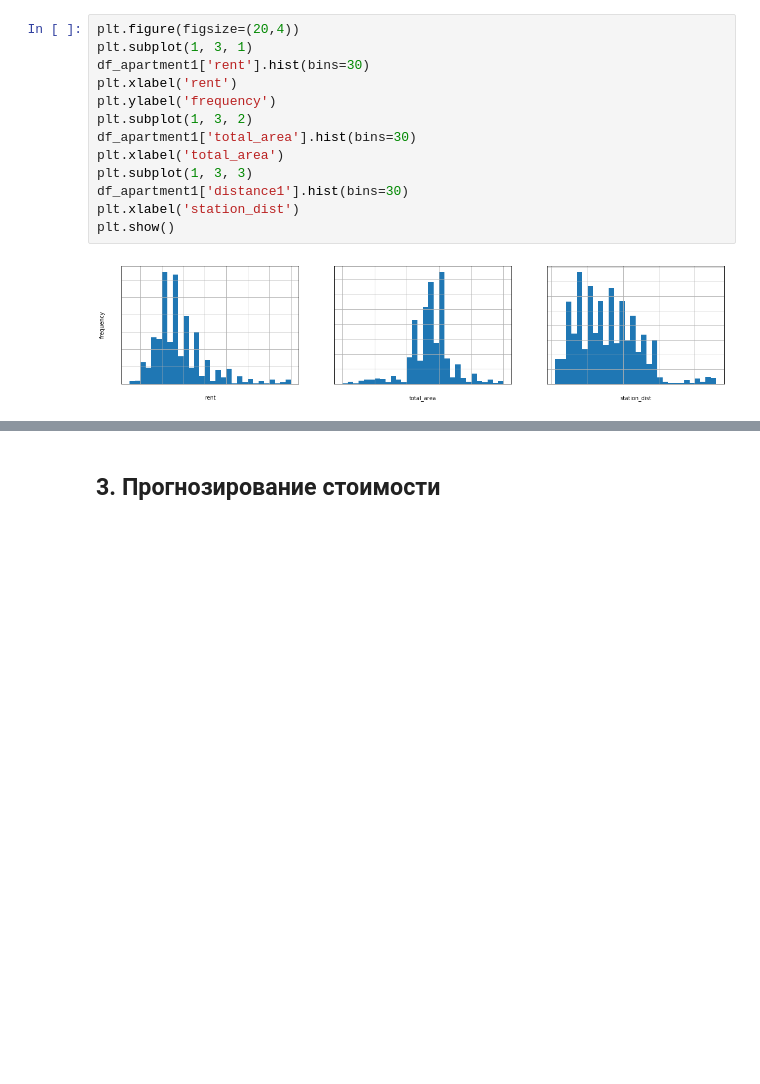
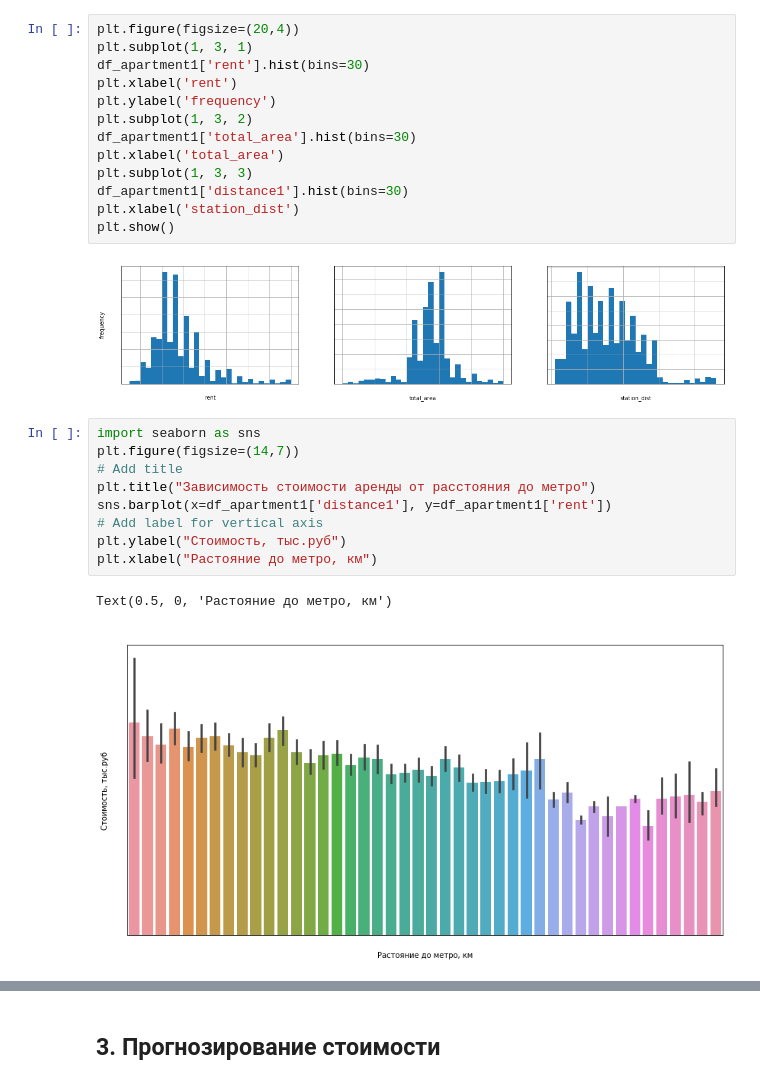
Before and after one commit to Pexincludtay/moscow_apartments, a Jupyter notebook: 1_avito_apartments.ipynb, the cells around one changed output, grey strips where cells are left out. Cells and saved outputs as stored; diff of their text form; blank space fills up the shorter version.

Commit message:
added several plots

```diff
--- a/1_avito_apartments.ipynb
+++ b/1_avito_apartments.ipynb
@@ -598,3 +598,15 @@ plt.xlabel('station_dist')
 plt.show()
 # %% [output]
 [figure]
+# %%
+import seaborn as sns
+plt.figure(figsize=(14,7))
+# Add title
+plt.title("Зависимость стоимости аренды от расстояния до метро")
+sns.barplot(x=df_apartment1['distance1'], y=df_apartment1['rent'])
+# Add label for vertical axis
+plt.ylabel("Стоимость, тыс.руб")
+plt.xlabel("Растояние до метро, км")
+# %% [output]
+Text(0.5, 0, 'Растояние до метро, км')
+[figure, added]
```
Also changed, not shown: parts of 3 cells of this notebook.
